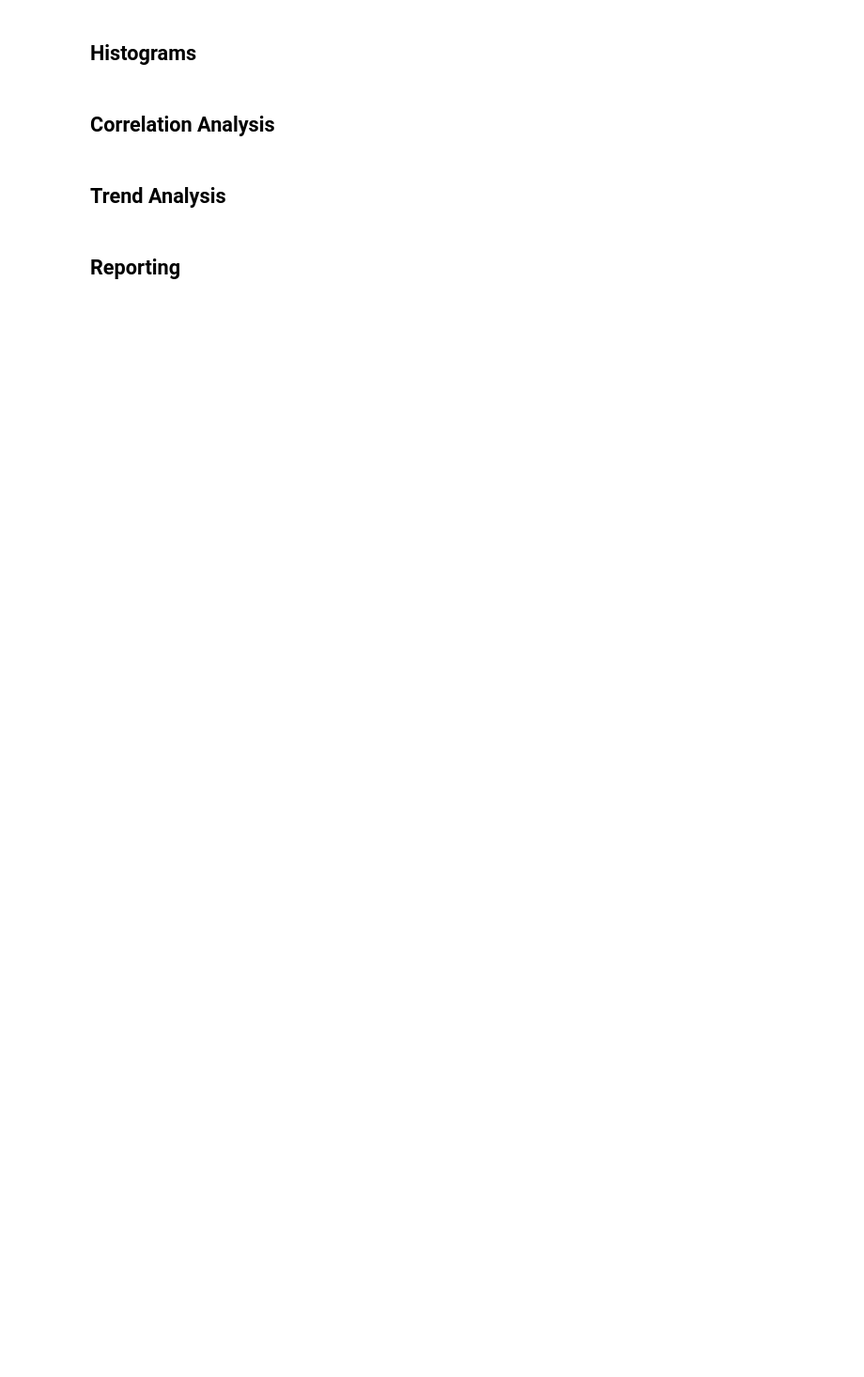
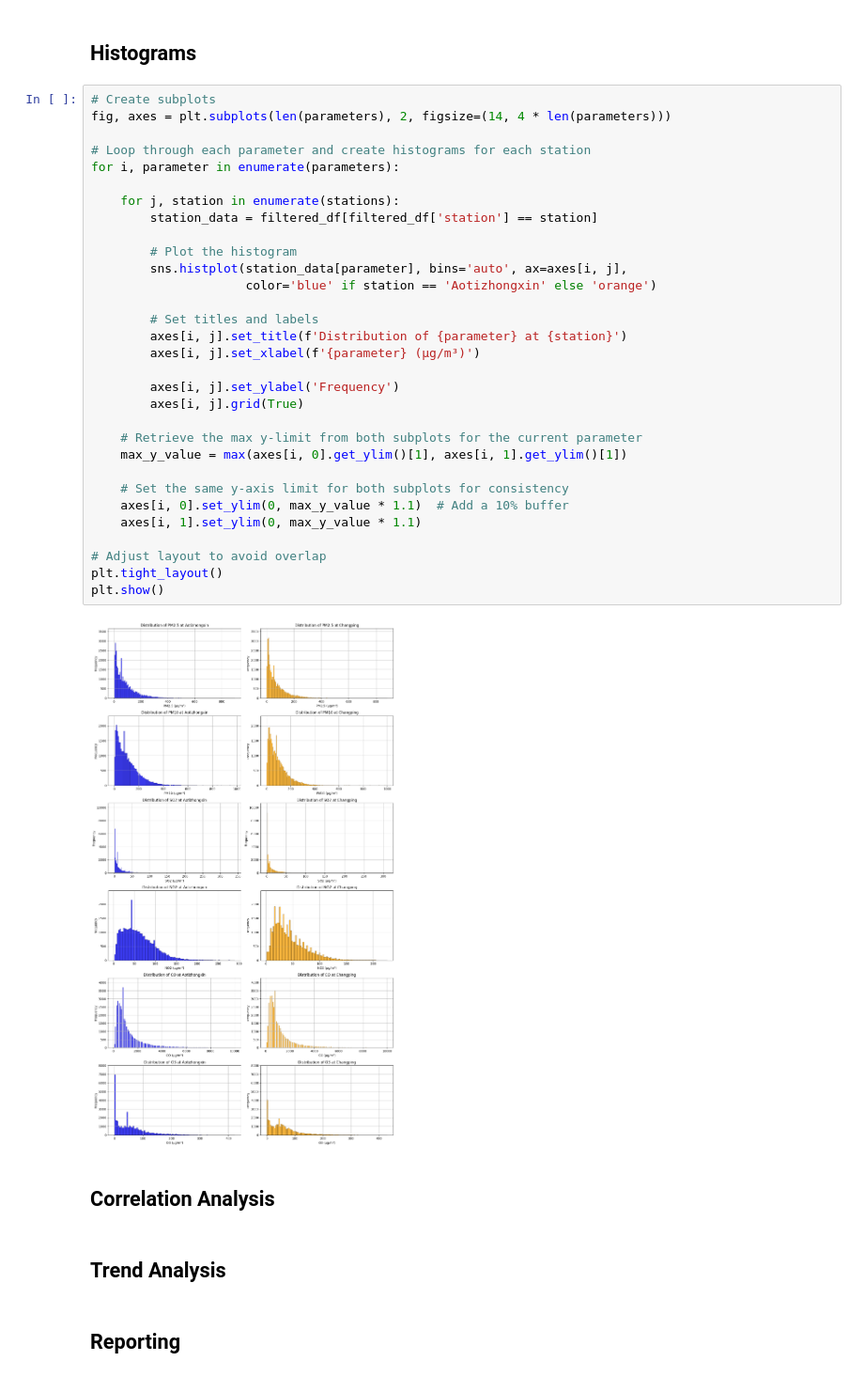
Before and after one commit to pariaighanian/Environmental_Data_Analytics, a Jupyter notebook: main.ipynb, the cells around one changed output. Shown at 94% size. Saved outputs shown, nothing was run; the diff lists cells and outputs as text; blank space fills up the shorter version.

```diff
--- a/main.ipynb
+++ b/main.ipynb
@@ -240,5 +241,38 @@ for parameter in parameters:
 # %% [markdown]
 ## Histograms
+# %%
+# Create subplots
+fig, axes = plt.subplots(len(parameters), 2, figsize=(14, 4 * len(parameters)))
+
+# Loop through each parameter and create histograms for each station
+for i, parameter in enumerate(parameters):
+
+    for j, station in enumerate(stations):
+        station_data = filtered_df[filtered_df['station'] == station]
+
+        # Plot the histogram
+        sns.histplot(station_data[parameter], bins='auto', ax=axes[i, j],
+                     color='blue' if station == 'Aotizhongxin' else 'orange')
+
+        # Set titles and labels
+        axes[i, j].set_title(f'Distribution of {parameter} at {station}')
+        axes[i, j].set_xlabel(f'{parameter} (µg/m³)')
+
+        axes[i, j].set_ylabel('Frequency')
+        axes[i, j].grid(True)
+
+    # Retrieve the max y-limit from both subplots for the current parameter
+    max_y_value = max(axes[i, 0].get_ylim()[1], axes[i, 1].get_ylim()[1])
+
+    # Set the same y-axis limit for both subplots for consistency
+    axes[i, 0].set_ylim(0, max_y_value * 1.1)  # Add a 10% buffer
+    axes[i, 1].set_ylim(0, max_y_value * 1.1)
+
+# Adjust layout to avoid overlap
+plt.tight_layout()
+plt.show()
+# %% [output]
+[figure, added]
 # %% [markdown]
 ## Correlation Analysis
 # %% [markdown]
```
Also changed, not shown: parts of 3 cells of this notebook.
